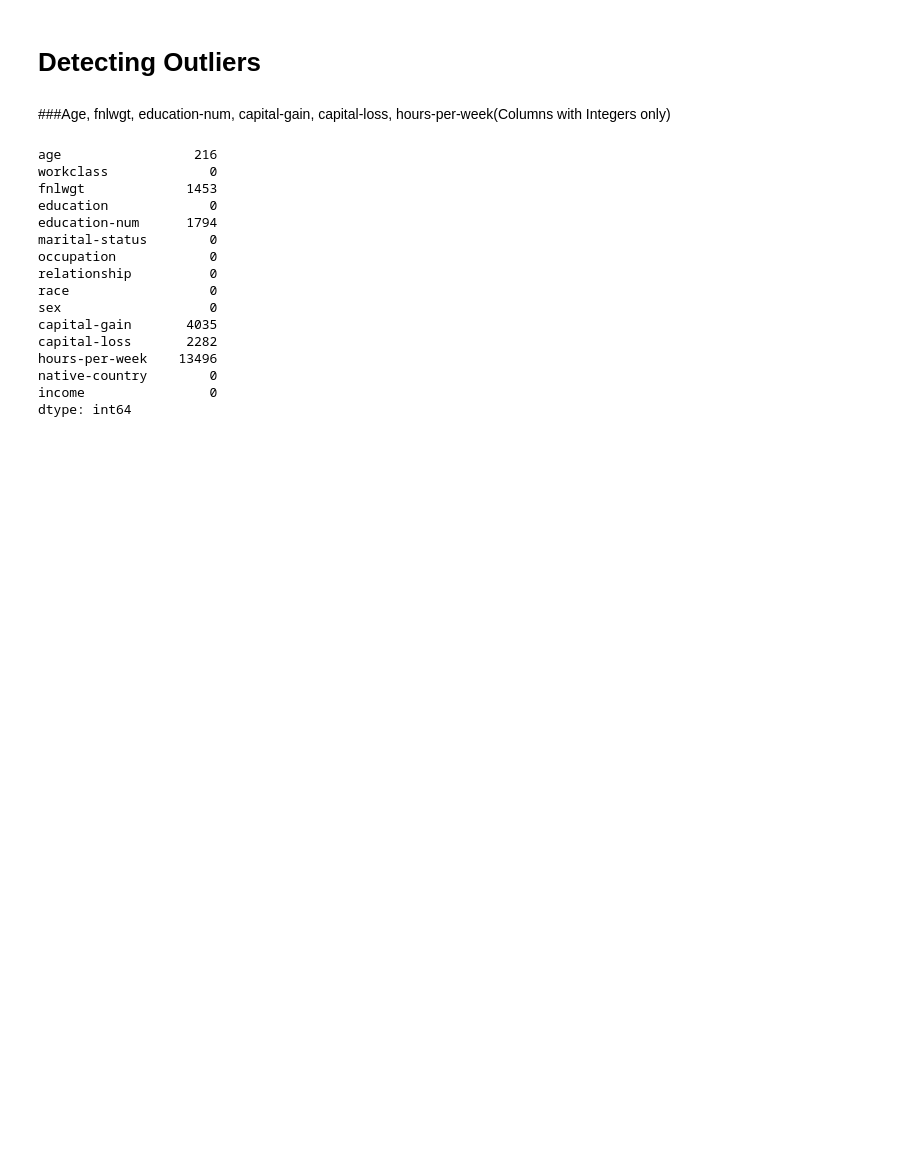
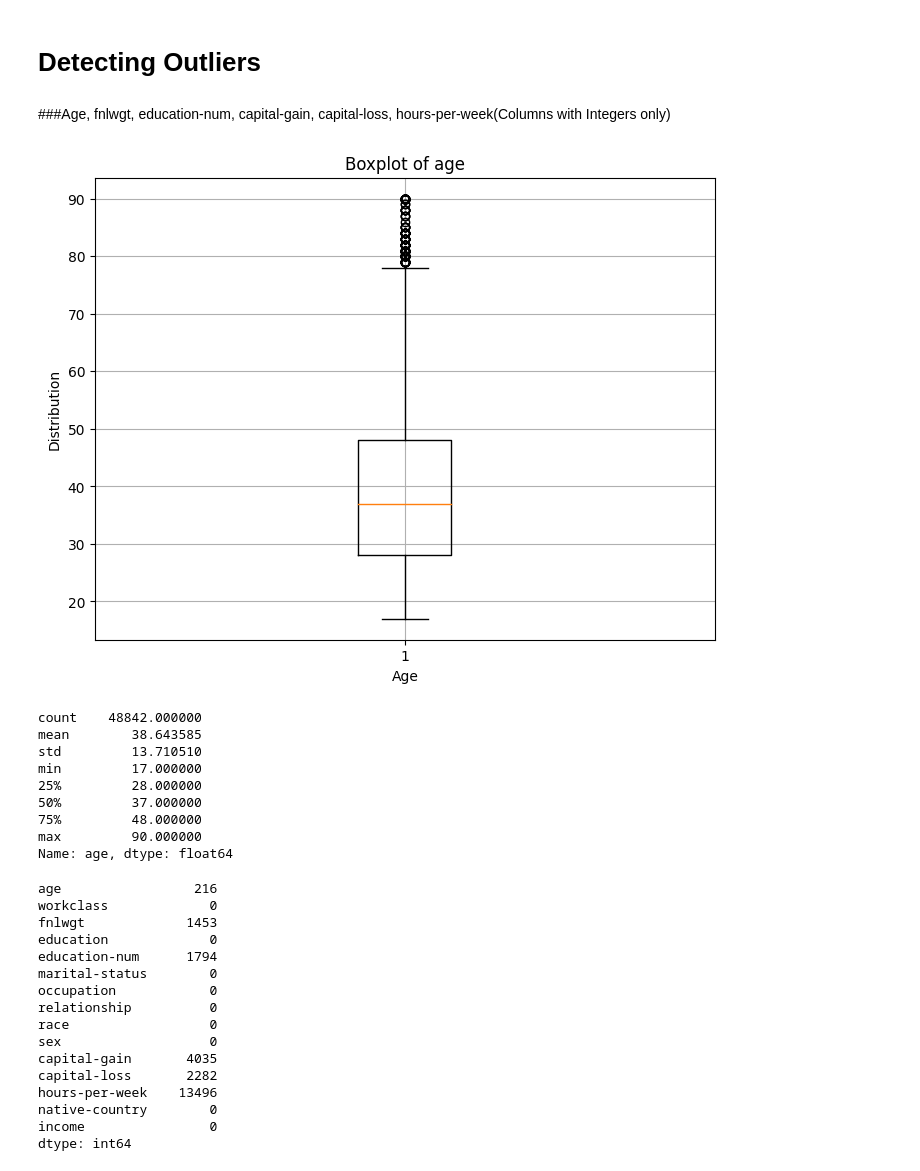
Before and after one commit to Kavindu-D/Census_Income, a Jupyter notebook: Preprocessing.ipynb, the cells around one changed output. Cells and saved outputs as stored; diff of their text form; code cells hidden in the pictures; blank space fills up the shorter version.

```diff
--- a/Preprocessing.ipynb
+++ b/Preprocessing.ipynb
@@ -212,6 +212,27 @@ sns.heatmap(data[['age', 'fnlwgt', 'education-num', 'capital-gain', 'capital-los
 # Detecting Outliers
 # %% [markdown]
 ###Age, fnlwgt, education-num, capital-gain, capital-loss, hours-per-week(Columns with Integers only)
+# %%
+plt.figure(figsize=(8, 6))
+plt.boxplot(data['age'])
+plt.title('Boxplot of age')
+plt.xlabel('Age')
+plt.ylabel('Distribution')
+plt.grid(True)
+plt.show()
+
+data['age'].describe()
+# %% [output]
+[figure, added]
+count    48842.000000
+mean        38.643585
+std         13.710510
+min         17.000000
+25%         28.000000
+50%         37.000000
+75%         48.000000
+max         90.000000
+Name: age, dtype: float64
 # %%
 q1 = data[['age', 'fnlwgt', 'education-num', 'capital-gain', 'capital-loss', 'hours-per-week']].quantile(0.25)
 q3 = data[['age', 'fnlwgt', 'education-num', 'capital-gain', 'capital-loss', 'hours-per-week']].quantile(0.75)
```
Also changed, not shown: parts of 33 cells of this notebook.
